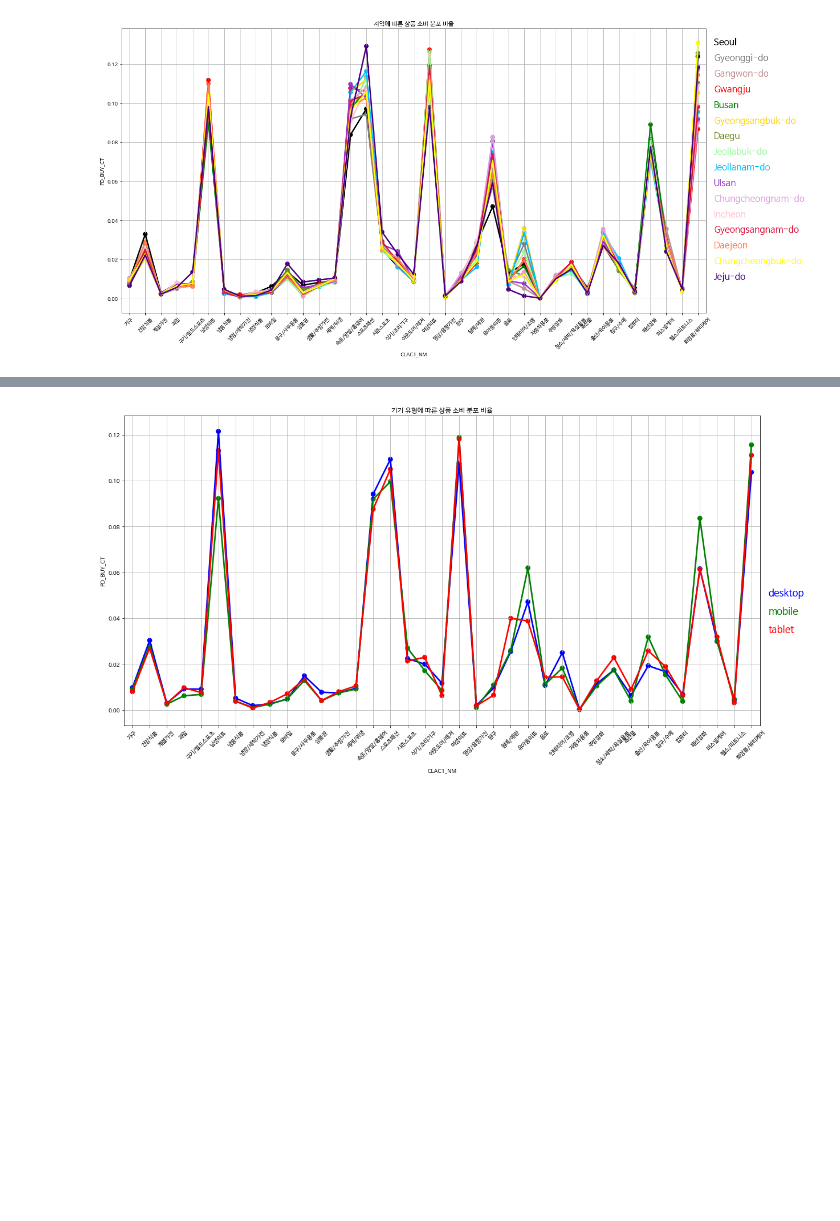
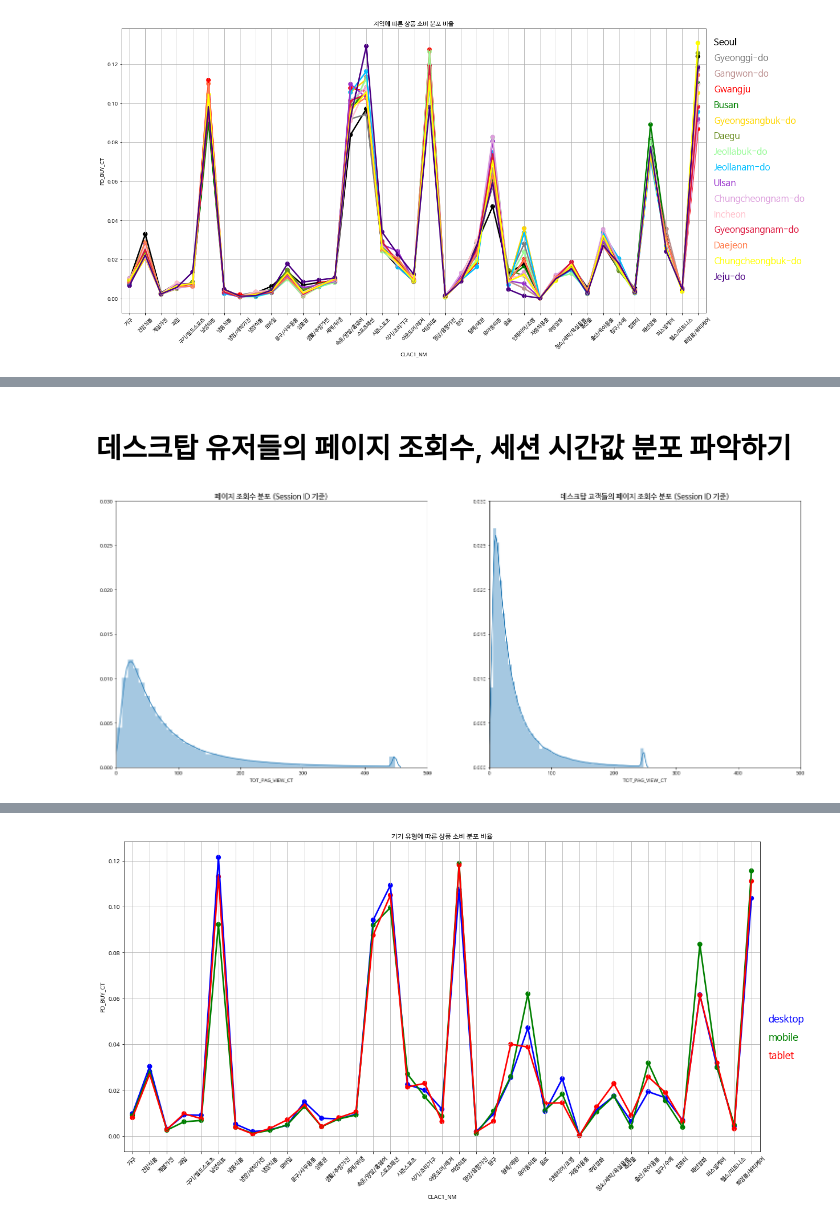
Before and after one commit to seohyunchoi123/L_Point-Competition, a Jupyter notebook: EDA.ipynb, the cells around one changed output, grey strips where cells are left out. Saved outputs shown, nothing was run; the diff lists cells and outputs as text; code cells hidden in the pictures; blank space fills up the shorter version.

```diff
--- a/EDA.ipynb
+++ b/EDA.ipynb
@@ -346,0 +376,21 @@ product.head()
+# %% [markdown]
+# 데스크탑 유저들의 페이지 조회수, 세션 시간값 분포 파악하기
+# %%
+f,ax = plt.subplots(1,2, figsize = (25,10))
+
+data = session['TOT_PAG_VIEW_CT'].dropna()
+data[data>data.quantile(0.99)] = data.quantile(0.99)
+ax[0].set_title("페이지 조회수 분포 (Session ID 기준)", fontsize=15)
+ax[0].set_xlim(0,500)
+ax[0].set_ylim(0,0.03)
+sns.distplot(data, ax=ax[0])
+
+data = session[session['DVC_CTG_NM']=='desktop']['TOT_PAG_VIEW_CT'].dropna()
+data[data>data.quantile(0.99)] = data.quantile(0.99)
+ax[1].set_title("데스크탑 고객들의 페이지 조회수 분포 (Session ID 기준)", fontsize=15)
+ax[1].set_xlim(0,500)
+ax[1].set_ylim(0,0.03)
+sns.distplot(data, ax=ax[1])
+plt.show()
+# %% [output]
+[figure, added]
```
Also changed, not shown: parts of 62 cells of this notebook.
